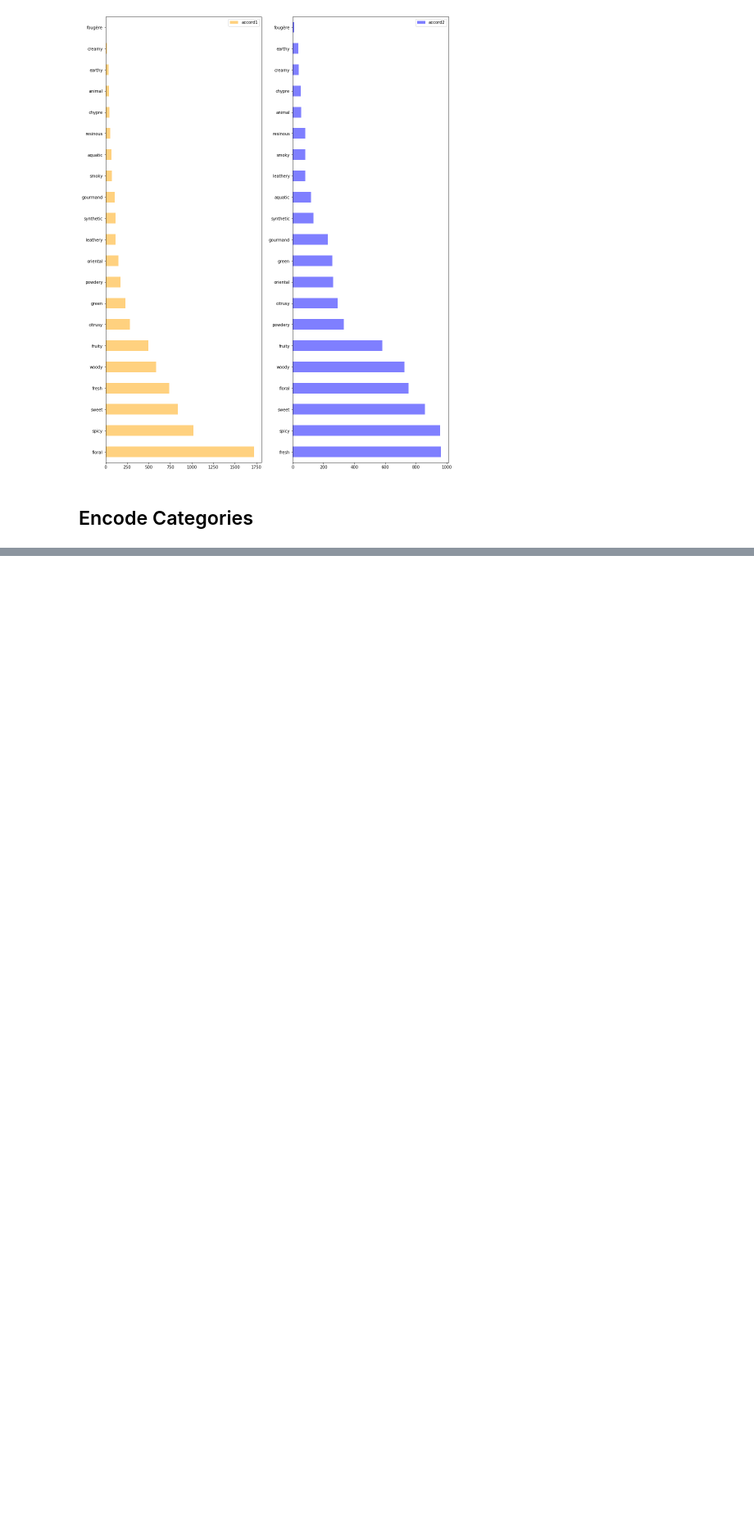
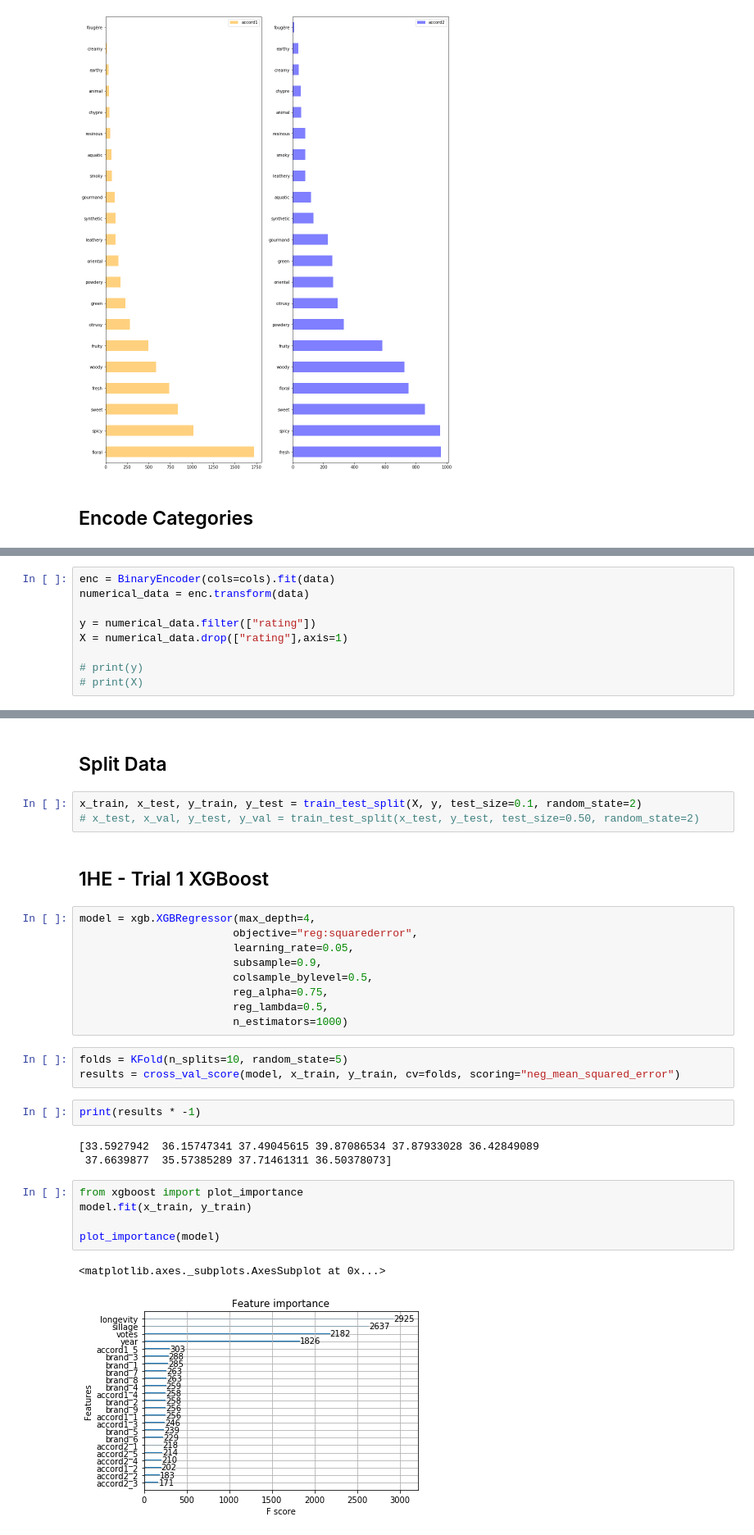
Before and after one commit to 1aguna/pyfume, a Jupyter notebook: notebook.ipynb, the cells around one changed output, grey strips where cells are left out. Shown at 82% size. Cells and saved outputs as stored; diff of their text form; blank space fills up the shorter version.

```diff
--- a/notebook.ipynb
+++ b/notebook.ipynb
@@ -41 +52,10 @@ display(data)
 6905 rows × 8 columns
+# %%
+enc = BinaryEncoder(cols=cols).fit(data)
+numerical_data = enc.transform(data)
+
+y = numerical_data.filter(["rating"])
+X = numerical_data.drop(["rating"],axis=1)
+
+# print(y)
+# print(X)
@@ -41,0 +78,32 @@ display(data)
+# %% [markdown]
+## Split Data
+# %%
+x_train, x_test, y_train, y_test = train_test_split(X, y, test_size=0.1, random_state=2)
+# x_test, x_val, y_test, y_val = train_test_split(x_test, y_test, test_size=0.50, random_state=2)
+# %% [markdown]
+## 1HE - Trial 1 XGBoost
+# %%
+model = xgb.XGBRegressor(max_depth=4,
+                        objective="reg:squarederror",
+                        learning_rate=0.05,
+                        subsample=0.9,
+                        colsample_bylevel=0.5,
+                        reg_alpha=0.75,
+                        reg_lambda=0.5,
+                        n_estimators=1000)
+# %%
+folds = KFold(n_splits=10, random_state=5)
+results = cross_val_score(model, x_train, y_train, cv=folds, scoring="neg_mean_squared_error")
+# %%
+print(results * -1)
+# %% [output]
+[33.5927942  36.15747341 37.49045615 39.87086534 37.87933028 36.42849089
+ 37.6639877  35.57385289 37.71461311 36.50378073]
+# %%
+from xgboost import plot_importance
+model.fit(x_train, y_train)
+
+plot_importance(model)
+# %% [output]
+<matplotlib.axes._subplots.AxesSubplot at 0x...>
+[figure, added]
```
Also changed, not shown: parts of 9 cells of this notebook, 26 other files.
